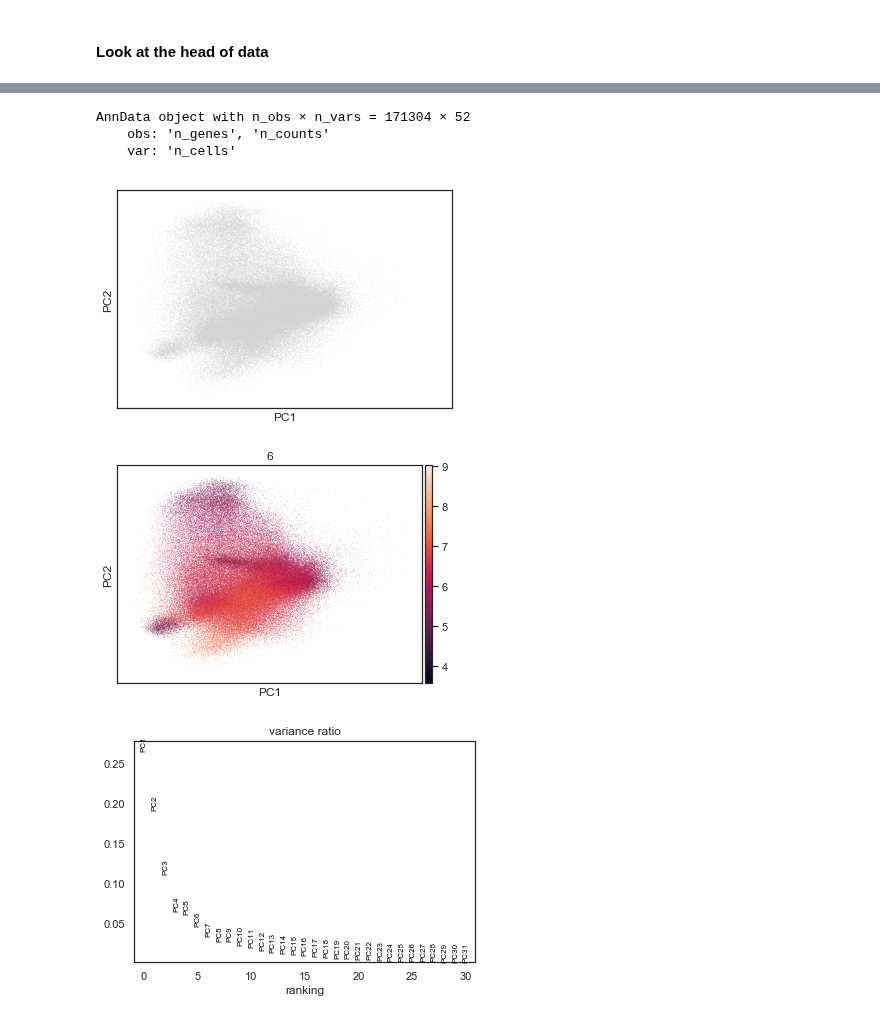
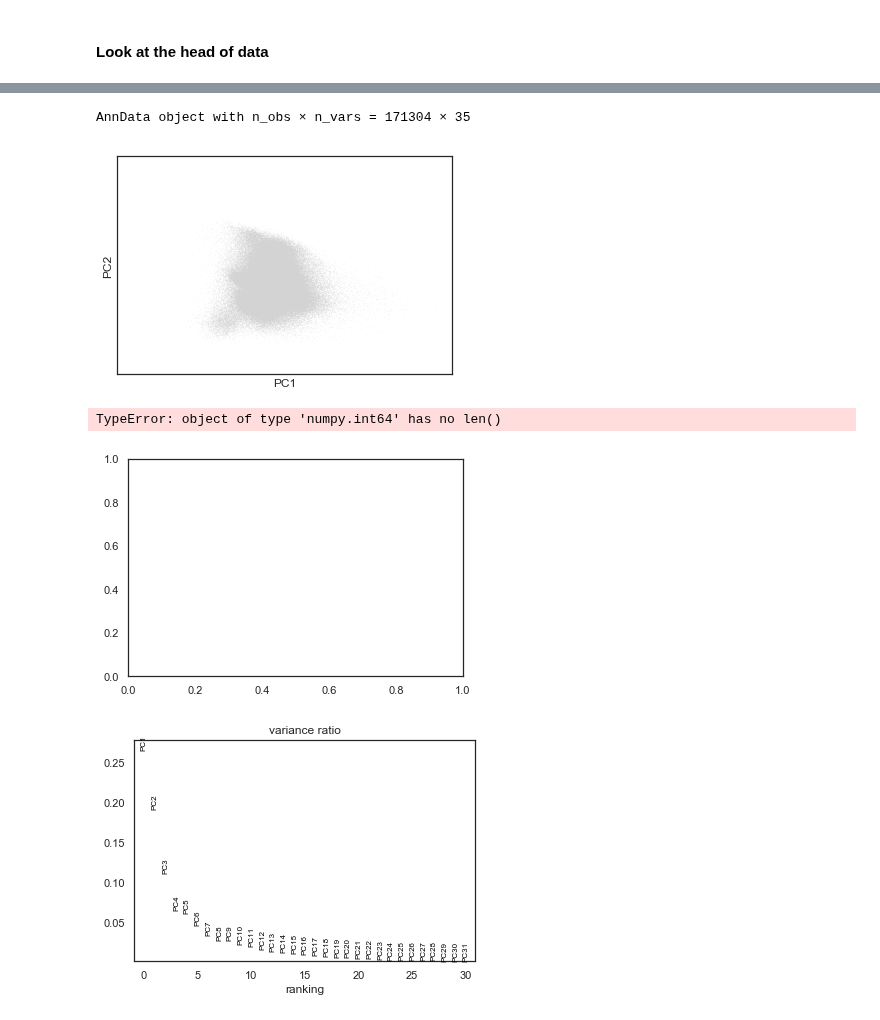
Before and after one commit to ajitjohnson/Jupyter-Notebooks, a Jupyter notebook: Vignesh_PTCL_TMA.ipynb, the cells around one changed output, grey strips where cells are left out. Saved outputs shown, nothing was run; the diff lists cells and outputs as text; code cells hidden in the pictures.

```diff
--- a/Vignesh_PTCL_TMA.ipynb
+++ b/Vignesh_PTCL_TMA.ipynb
@@ -41,0 +44,4 @@ data.head()
+# %%
+# Drop DAPI
+data_n = data_n.drop(list(data_n.filter(regex='DAPI|BACK', axis=1)), axis=1)
+data_n.head()
@@ -42,28 +57,21 @@ data.head()
 # %%
 # Convert to AnnData
-adata = sc.AnnData(data)
+adata = sc.AnnData(data_n)
-# %%
-# Clean data
-sc.pp.filter_cells(adata, min_genes=52)
-sc.pp.filter_genes(adata, min_cells=52)
-adata.obs['n_counts'] = adata.X.sum(axis=1)
 # %%
 adata
 # %% [output]
-AnnData object with n_obs × n_vars = 171304 × 52
-    obs: 'n_genes', 'n_counts'
-    var: 'n_cells'
+AnnData object with n_obs × n_vars = 171304 × 35
 # %%
-# Normalize data
-sc.pp.log1p(adata)
+# Calculate PCA
 sc.tl.pca(adata, svd_solver='arpack')
 sc.pl.pca(adata)
 # %% [output]
-[figure, old version]
+[figure, new version]
 # %%
-sc.pl.pca(adata, color='6')
+sc.pl.pca(adata, color='CD3D')
 # %% [output]
+TypeError: object of type 'numpy.int64' has no len()
-[figure, old version]
+[figure, new version]
 # %%
 sc.pl.pca_variance_ratio(adata)
 # %% [output]
```
Also changed, not shown: parts of 4 cells of this notebook.
